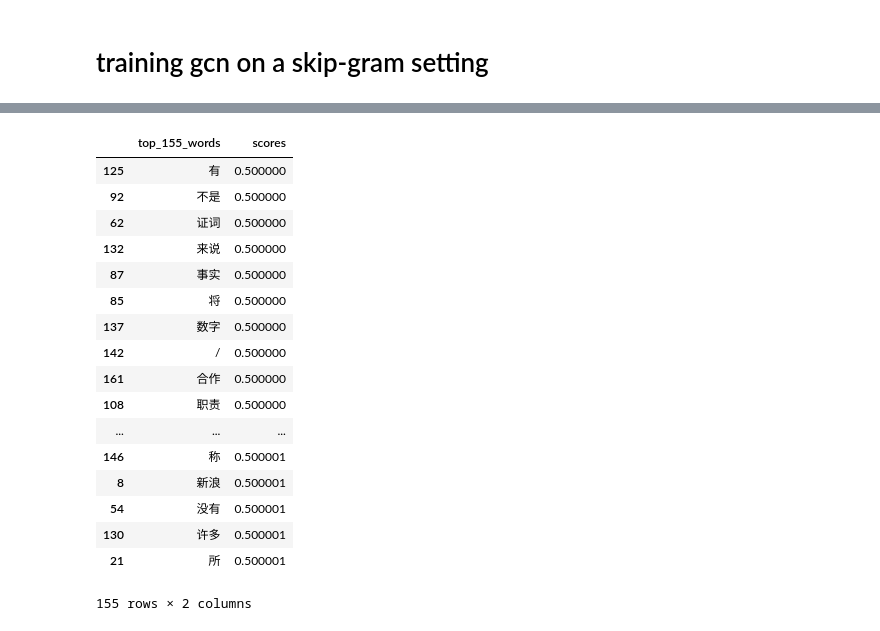
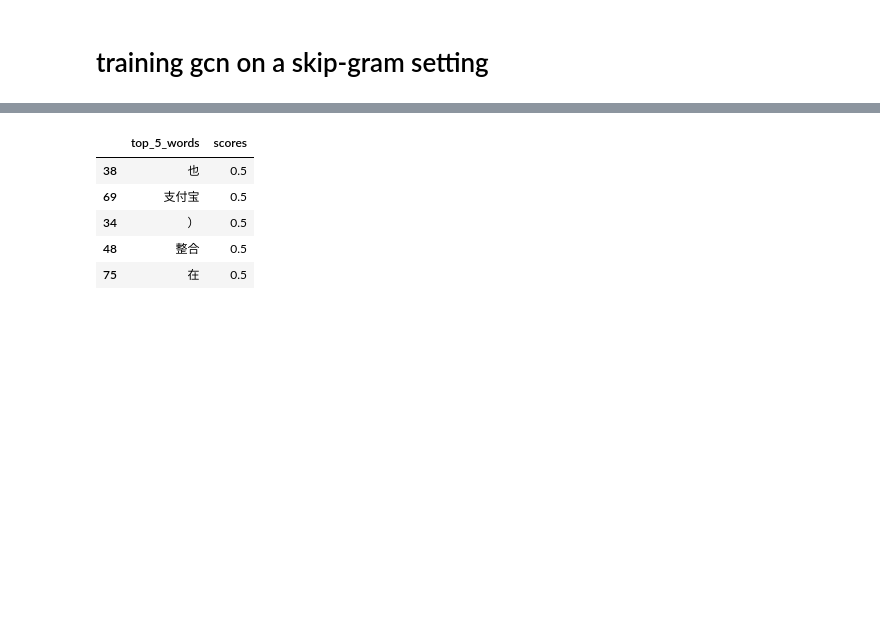
Before and after one commit to XufengXufengXufeng/try_gcn, a Jupyter notebook: gcn_word2vec.ipynb, the cells around one changed output, grey strips where cells are left out. Cells and saved outputs as stored; diff of their text form; code cells hidden in the pictures; blank space fills up the shorter version.

```diff
--- a/gcn_word2vec.ipynb
+++ b/gcn_word2vec.ipynb
@@ -427,13 +374,13 @@ for k in context1.keys():
 def spit_context(w,contexts):
     return np.random.choice(contexts["品玩"])
 # %%
-def train_gcn_embedder(vocab_size,n_gcn=2,epochs=10,batchs=3):
+def train_gcn_embedder(n_gcn=2,epochs=10,batchs=3):
     np.random.seed(0)
-    gcn_embedder = GCN_EMBEDDER(G,300,vocab_size,n_gcn)
+    nodes = list(G.nodes())
+    gcn_embedder = GCN_EMBEDDER(G,300,len(nodes),n_gcn)
     losses = []
     loss_function = nn.NLLLoss()
     optimizer = optim.Adam(gcn_embedder.parameters(),lr=0.001)
-    nodes = list(G.nodes())
     for e in range(epochs):
         for b in range(batchs):
             outputs = [spit_context(w,context1_ids) for w in nodes]
@@ -444,7 +391,8 @@ def train_gcn_embedder(vocab_size,n_gcn=2,epochs=10,batchs=3):
             losses.append(float(loss.data.numpy()))
             loss.backward()
             optimizer.step()
-        print("epoch {} has loss {:.2f}".format(e,loss))
+        if e%7==0:
+            print("epoch {} has loss {:.2f}".format(e,loss))
     indeces = list(G.nodes)
     gcn_embeddings = {}
     for i,e in zip(indeces,gcn_embedder(torch.ones(len(outputs),gcn_embedder.embedding_size)).data.numpy()):
@@ -452,5 +400,5 @@ def train_gcn_embedder(vocab_size,n_gcn=2,epochs=10,batchs=3):
     pd.Series(losses).plot();
     return gcn_embeddings,losses,gcn_embedder
 # %%
-gcn_embeddings,losses,gcn_embedder = train_gcn_embedder(epochs=100,vocab_size=len(nodes))
+gcn_embeddings,losses,gcn_embedder = train_gcn_embedder(epochs=100)
 # %% [output]
@@ -479,21 +425,9 @@ compare_words("表示","称",gcn_embeddings)
 # %%
-get_top_similar_words("表示",gcn_embeddings,k=155)
+get_top_similar_words("表示",gcn_embeddings,k=5)
 # %% [output]
-|  | top_155_words | scores |
-| 125 | 有 | 0.500000 |
-| 92 | 不是 | 0.500000 |
-| 62 | 证词 | 0.500000 |
-| 132 | 来说 | 0.500000 |
-| 87 | 事实 | 0.500000 |
-| 85 | 将 | 0.500000 |
-| 137 | 数字 | 0.500000 |
-| 142 | / | 0.500000 |
-| 161 | 合作 | 0.500000 |
-| 108 | 职责 | 0.500000 |
-| ... | ... | ... |
-| 146 | 称 | 0.500001 |
-| 8 | 新浪 | 0.500001 |
-| 54 | 没有 | 0.500001 |
-| 130 | 许多 | 0.500001 |
-| 21 | 所 | 0.500001 |
+|  | top_5_words | scores |
+| 38 | 也 | 0.5 |
+| 69 | 支付宝 | 0.5 |
+| 34 | ） | 0.5 |
+| 48 | 整合 | 0.5 |
+| 75 | 在 | 0.5 |
-155 rows × 2 columns
```
Also changed, not shown: parts of 18 cells of this notebook.
